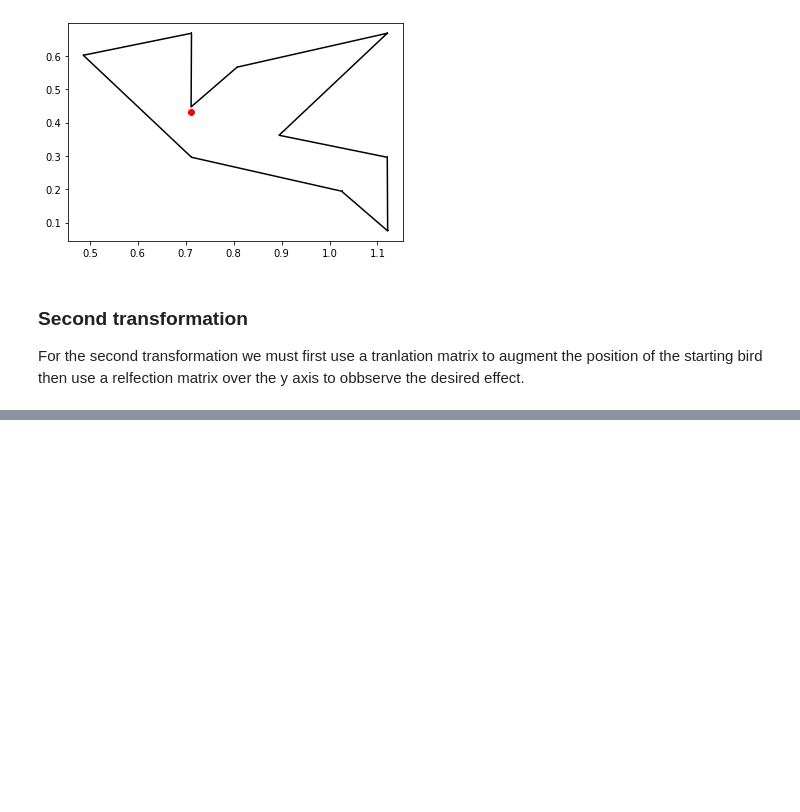
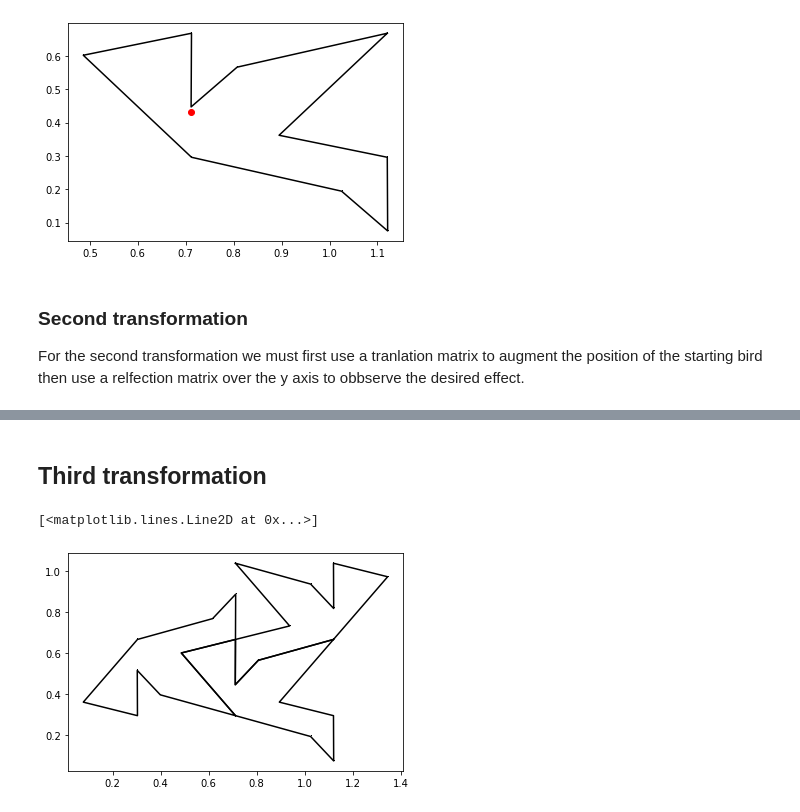
Before and after one commit to qherm/math425-final-project, a Jupyter notebook: Problem 1.ipynb, the cells around one changed output, grey strips where cells are left out. Saved outputs shown, nothing was run; the diff lists cells and outputs as text; code cells hidden in the pictures; blank space fills up the shorter version.

```diff
--- a/Problem 1.ipynb
+++ b/Problem 1.ipynb
@@ -93,0 +99,17 @@ For the second transformation we must first use a tranlation matrix to augment t
+# %% [markdown]
+## Third transformation
+# %%
+r=reflect_line(1,0,-.5078)
+t=translate_matrix(0,.1)
+
+T=np.matmul(r,t)
+A3=np.matmul(T,A)
+#print modified bird (Tile1)
+plt.plot(A1[0],A1[1], 'k-,')
+#print modified bird (Tile2)
+plt.plot(A2[0],A2[1], 'k-,')
+#print modified bird (Tile3)
+plt.plot(A3[0],A3[1], 'k-,')
+# %% [output]
+[<matplotlib.lines.Line2D at 0x...>]
+[figure, added]
```
Also changed, not shown: parts of 6 cells of this notebook.
